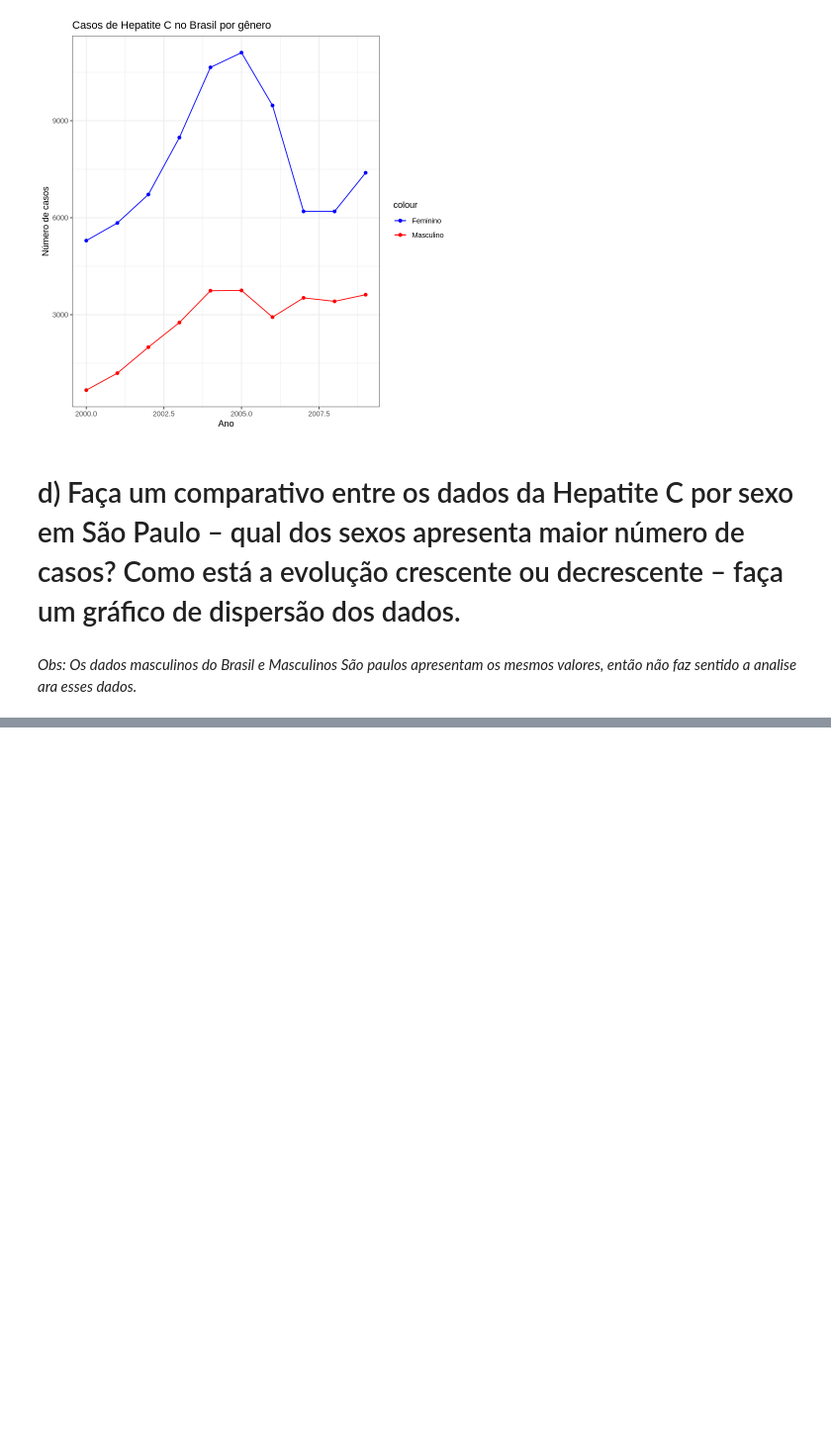
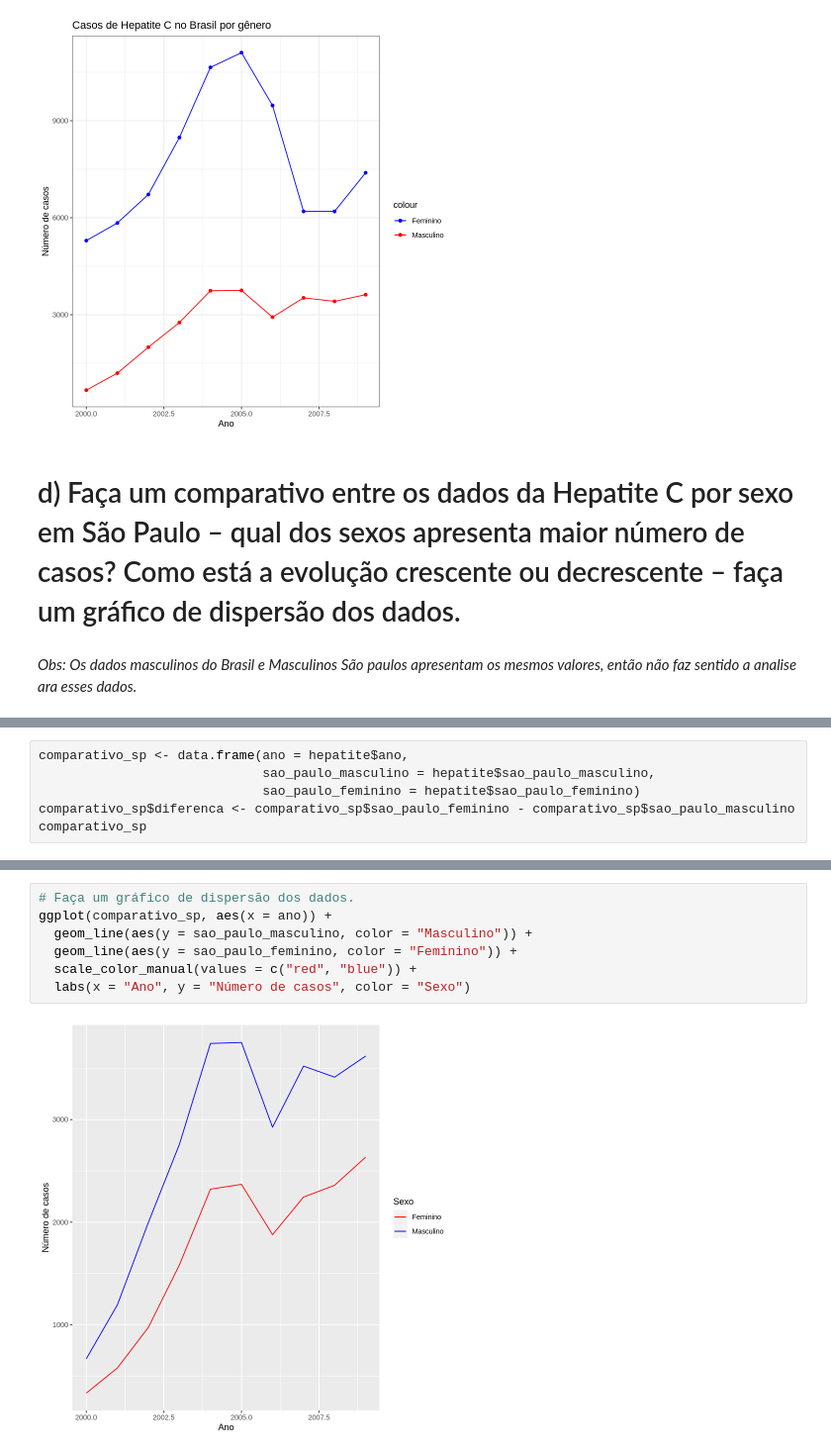
Before and after one commit to Gabrieldiasdeoliveira/Analise-Bayesiana, a Jupyter notebook: Atividade_2.ipynb, the cells around one changed output, grey strips where cells are left out. Shown at 99% size. Cells and saved outputs as stored; diff of their text form; blank space fills up the shorter version.

```diff
--- a/Atividade_2.ipynb
+++ b/Atividade_2.ipynb
@@ -546,0 +590,6 @@ ggplot(comparativo_genero, aes(x = ano, y = brasil_feminino, color = "Feminino")
+# %%
+comparativo_sp <- data.frame(ano = hepatite$ano,
+                             sao_paulo_masculino = hepatite$sao_paulo_masculino,
+                             sao_paulo_feminino = hepatite$sao_paulo_feminino)
+comparativo_sp$diferenca <- comparativo_sp$sao_paulo_feminino - comparativo_sp$sao_paulo_masculino
+comparativo_sp
@@ -546,0 +610,9 @@ ggplot(comparativo_genero, aes(x = ano, y = brasil_feminino, color = "Feminino")
+# %%
+# Faça um gráfico de dispersão dos dados.
+ggplot(comparativo_sp, aes(x = ano)) +
+  geom_line(aes(y = sao_paulo_masculino, color = "Masculino")) +
+  geom_line(aes(y = sao_paulo_feminino, color = "Feminino")) +
+  scale_color_manual(values = c("red", "blue")) +
+  labs(x = "Ano", y = "Número de casos", color = "Sexo")
+# %% [output]
+[figure, added]
```
Also changed, not shown: parts of 5 cells of this notebook.
